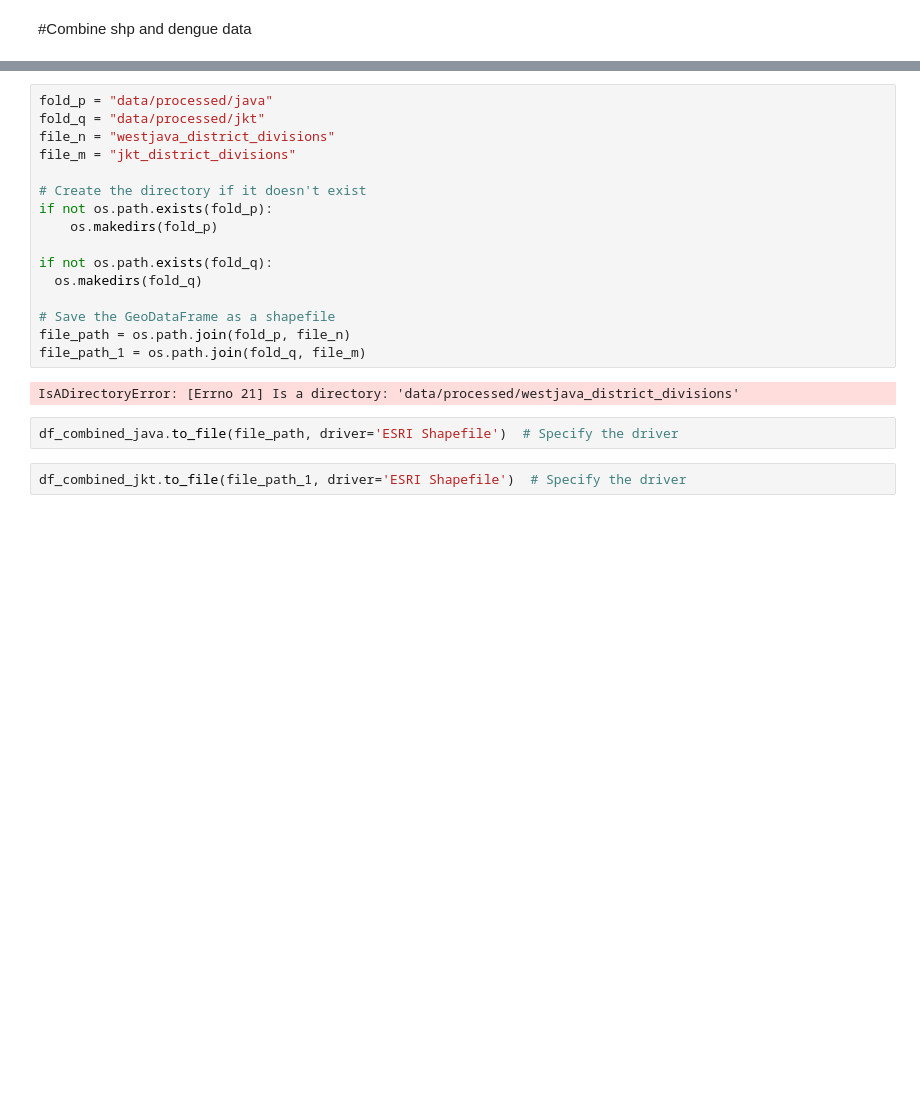
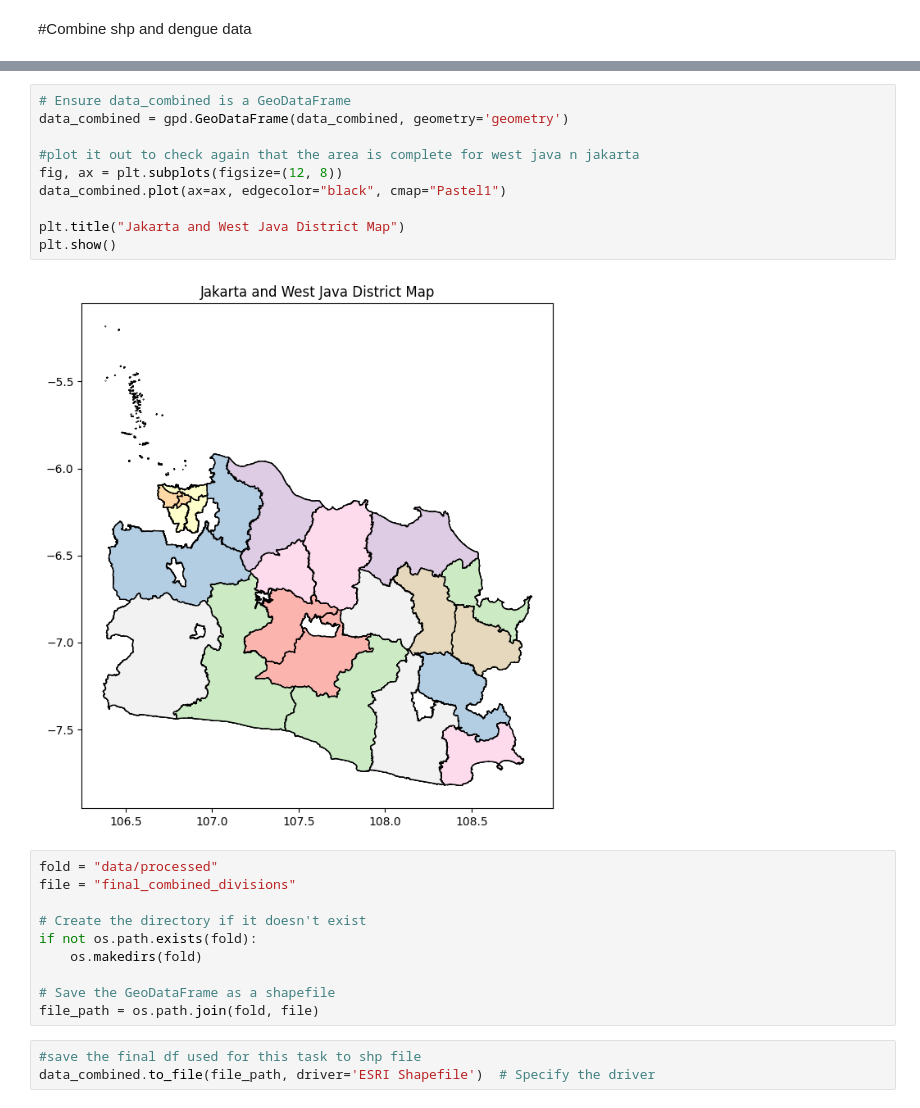
Before and after one commit to jeswid/DSE_FYP, a Jupyter notebook: src/Data_Processing.ipynb, the cells around one changed output, grey strips where cells are left out. Drawn from its saved outputs; the diff is of its cells as text; blank space fills up the shorter version.

```diff
--- a/src/Data_Processing.ipynb
+++ b/src/Data_Processing.ipynb
@@ -473,22 +494,25 @@ df_combined_jkt.head()
+# %%
+# Ensure data_combined is a GeoDataFrame
+data_combined = gpd.GeoDataFrame(data_combined, geometry='geometry')
+
+#plot it out to check again that the area is complete for west java n jakarta
+fig, ax = plt.subplots(figsize=(12, 8))
+data_combined.plot(ax=ax, edgecolor="black", cmap="Pastel1")
+
+plt.title("Jakarta and West Java District Map")
+plt.show()
+# %% [output]
+[figure, added]
 # %%
-fold_p = "data/processed/java"
-fold_q = "data/processed/jkt"
-file_n = "westjava_district_divisions"
-file_m = "jkt_district_divisions"
+fold = "data/processed"
+file = "final_combined_divisions"
 
 # Create the directory if it doesn't exist
-if not os.path.exists(fold_p):
-    os.makedirs(fold_p)
-
-if not os.path.exists(fold_q):
-  os.makedirs(fold_q)
+if not os.path.exists(fold):
+    os.makedirs(fold)
 
 # Save the GeoDataFrame as a shapefile
-file_path = os.path.join(fold_p, file_n)
-file_path_1 = os.path.join(fold_q, file_m)
+file_path = os.path.join(fold, file)
-# %% [output]
-IsADirectoryError: [Errno 21] Is a directory: 'data/processed/westjava_district_divisions'
 # %%
-df_combined_java.to_file(file_path, driver='ESRI Shapefile')  # Specify the driver
+#save the final df used for this task to shp file
+data_combined.to_file(file_path, driver='ESRI Shapefile')  # Specify the driver
-# %%
-df_combined_jkt.to_file(file_path_1, driver='ESRI Shapefile')  # Specify the driver
```
Also changed, not shown: parts of 38 cells of this notebook, 31 other files.
